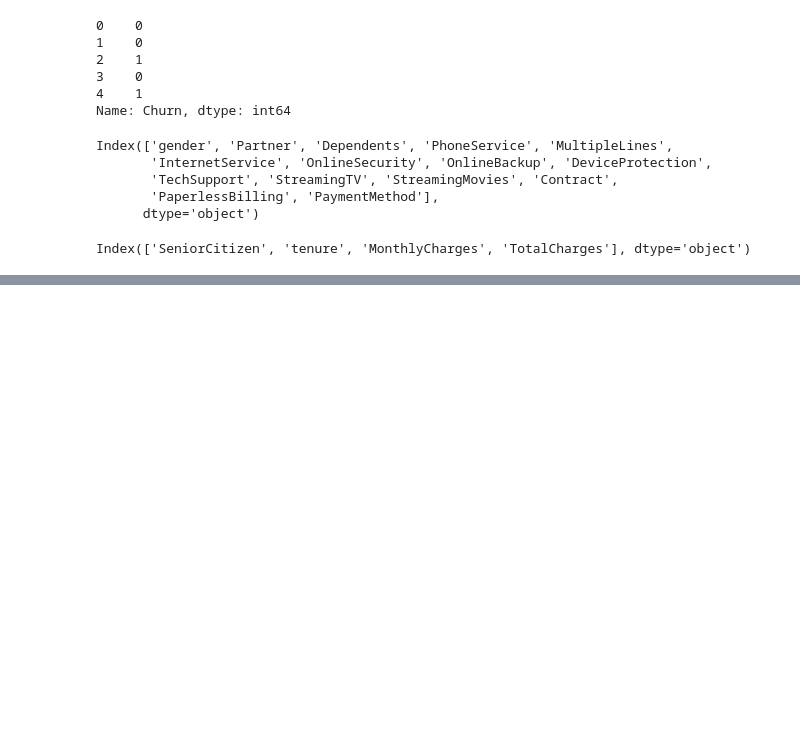
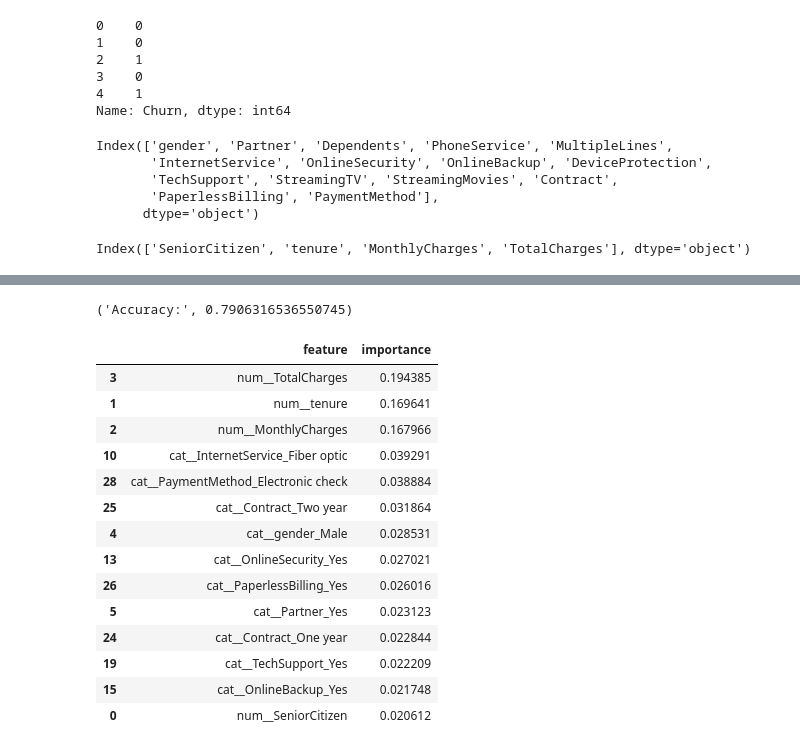
Before and after one commit to baclausen/anon_customer_exercise, a Jupyter notebook: joe_notebook.ipynb, the cells around one changed output, grey strips where cells are left out. Cells and saved outputs as stored; diff of their text form; code cells hidden in the pictures; blank space fills up the shorter version.

Commit message:
adds accuracy scores and prediction analysis

```diff
--- a/joe_notebook.ipynb
+++ b/joe_notebook.ipynb
@@ -245,9 +304,34 @@ rf_model.fit(X_train, y_train)
+# %%
+y_predict = rf_model.predict(X_test)
+rf_accuracy = accuracy_score(y_test, y_predict)
+
+"Accuracy:", rf_accuracy
+# %% [output]
+('Accuracy:', 0.7906316536550745)
 # %%
+# To display which features matter most using RandomForest Model
+
 importances = rf_model.named_steps["rf"].feature_importances_
 
 feat_imp_df = pd.DataFrame({
     "feature": feature_names,
     "importance": importances
 }).sort_values("importance", ascending=False)
 
-feat_imp_df.head(20)
+feat_imp_df.head(14)
+# %% [output]
+|  | feature | importance |
+| 3 | num__TotalCharges | 0.194385 |
+| 1 | num__tenure | 0.169641 |
+| 2 | num__MonthlyCharges | 0.167966 |
+| 10 | cat__InternetService_Fiber optic | 0.039291 |
+| 28 | cat__PaymentMethod_Electronic check | 0.038884 |
+| 25 | cat__Contract_Two year | 0.031864 |
+| 4 | cat__gender_Male | 0.028531 |
+| 13 | cat__OnlineSecurity_Yes | 0.027021 |
+| 26 | cat__PaperlessBilling_Yes | 0.026016 |
+| 5 | cat__Partner_Yes | 0.023123 |
+| 24 | cat__Contract_One year | 0.022844 |
+| 19 | cat__TechSupport_Yes | 0.022209 |
+| 15 | cat__OnlineBackup_Yes | 0.021748 |
+| 0 | num__SeniorCitizen | 0.020612 |
```
Also changed, not shown: parts of 12 cells of this notebook.
